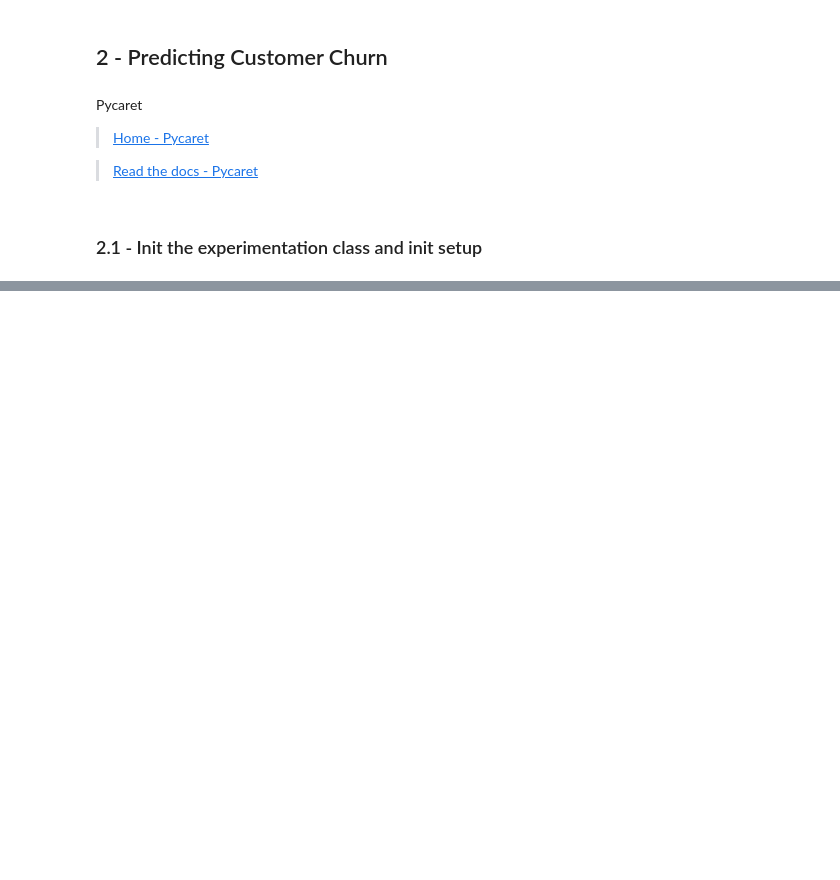
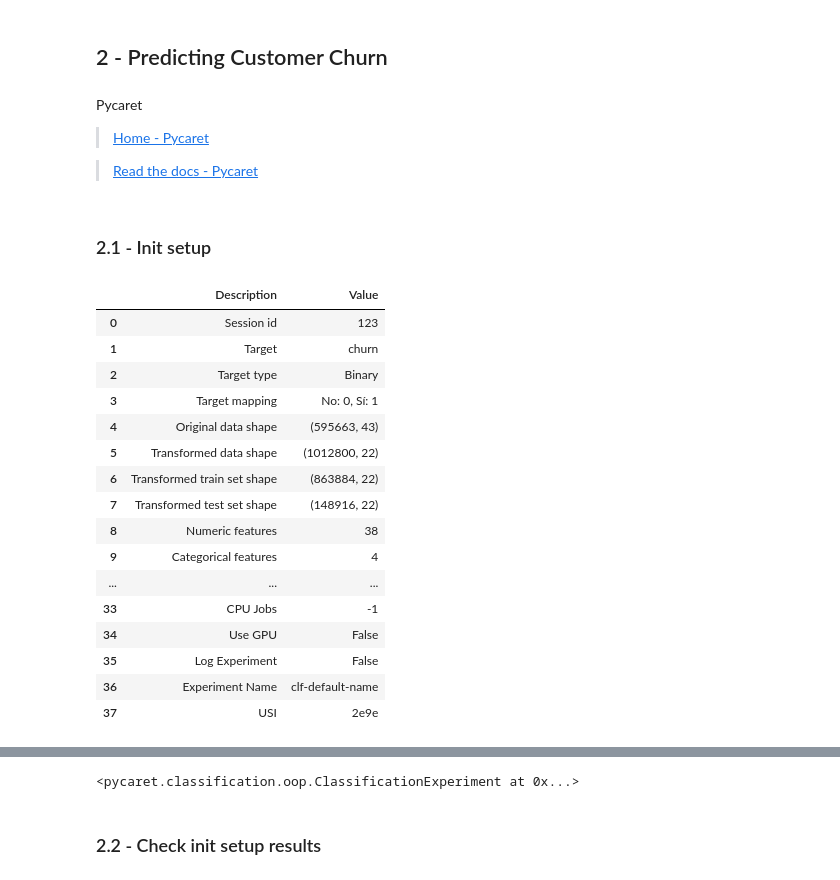
Before and after one commit to leandroaguazaco/data_science_portfolio, a Jupyter notebook: Projects/04-Churn_Telco_Analysis/04_Churn_Telco_Analysis_02_Premodeling.ipynb, the cells around one changed output, grey strips where cells are left out. Drawn from its saved outputs; the diff is of its cells as text; code cells hidden in the pictures; blank space fills up the shorter version.

```diff
--- a/Projects/04-Churn_Telco_Analysis/04_Churn_Telco_Analysis_02_Premodeling.ipynb
+++ b/Projects/04-Churn_Telco_Analysis/04_Churn_Telco_Analysis_02_Premodeling.ipynb
@@ -195,7 +194,9 @@ churn_df = pd.read_csv(filepath_or_buffer = "churn_data.txt",
                        decimal = ".",
                        encoding = "utf-8") \
              .assign(region = lambda x: x.loc[:, "region"].astype("category")) \
-             .pipe(dtype_conversion)
+             .pipe(dtype_conversion) \
+             .dropna(subset = ["churn"]) \
+             .reset_index(drop = True)
 
 # Security copy
 churn_df_copy = churn_df.copy(deep = True)
@@ -220,7 +221,7 @@ Pycaret
 
 >[Read the docs - Pycaret](https://pycaret.readthedocs.io/en/stable/index.html)
 # %% [markdown]
-### 2.1 - Init the experimentation class and init setup
+### 2.1 - Init setup
 # %%
 %%time
 
@@ -231,7 +232,7 @@ churn_binaryclass = ClassificationExperiment()
 
 churn_binaryclass.setup(data = churn_df,
                         target = 'churn', # Target column in data
-                        index = True, # Hold original index
+                        index = False, # Hold original index
                         session_id = 123,
                         preprocess = True,
                         verbose = True, # When set to False, Information grid is not printed.
@@ -246,7 +247,7 @@ churn_binaryclass.setup(data = churn_df,
                         rare_value = "Otro", # Value with which to replace rare categories
 
                         # Dtypes numerical features
-                        numeric_features = churn_df.select_dtypes(include = 'number'),
+                        numeric_features = list(churn_df.select_dtypes(include = 'number').columns),
 
                         # Dtypes datetime features
                         date_features = None,
@@ -263,41 +264,59 @@ churn_binaryclass.setup(data = churn_df,
                         # Handled missing values
                         imputation_type = "iterative",
                         iterative_imputation_iters = 5,
-                        numeric_iterative_imputer = "rf", #"lightgbm", # Default method
+                        numeric_iterative_imputer = "lightgbm", #"lightgbm", # Default method
                         categorical_iterative_imputer = "lightgbm", # Default method
 
                         # Outliers
                         remove_outliers = False,
                         outliers_method = "ee", # "iforest": Uses sklearn’s IsolationForest; "ee": Uses sklearn’s EllipticEnvelope; "lof": Uses sklearn’s LocalOutlierFactor
                         outliers_threshold = 0.05, # Percentage of outliers to be removed from the dataset
 
                         # (didn't work)
                         # Imbalance data: depending on levels distributions in target variable
                         fix_imbalance = True, # Dataset has unequal distribution of target class it can be balanced using this parameter
                         fix_imbalance_method = 'SMOTE', # Synthetic Minority Over-sampling Technique, choose from the name of an imblearn estimator
 
                         # (didn't work)
                         # Feature selection
                         feature_selection = True,
-                        feature_selection_method = "univariate", # "sequential": uses sklearn's SequentialFeatureSelector, "classic": uses sklearn's SelectFromModel
-                        feature_selection_estimator = "rf", # Classifier used to determine the feature importance
-                        n_features_to_select = 0.2, # The maximum number of features to select with feature_selection
+                        feature_selection_method = "classic", # "sequential": uses sklearn's SequentialFeatureSelector, "classic": uses sklearn's SelectFromModel
+                        feature_selection_estimator = "lightgbm", # Classifier used to determine the feature importance
+                        n_features_to_select = 0.5, # The maximum number of features to select with feature_selection
                         low_variance_threshold = 0.1, # Remove features with a training-set variance lower than the provided threshold
                         pca = False,
 
                         # Multicollinearity
                         remove_multicollinearity = True, # Features with the inter-correlations higher than the defined threshold are removed
                         multicollinearity_threshold = 0.85, # Minimum absolute Pearson correlation to identify correlated features
                         #remove_perfect_collinearity = True,
 
                         # Cross validation stragery
                         data_split_shuffle = True,
                         data_split_stratify = True, # Controls stratification during train_test_split
                         fold_strategy = "stratifiedkfold",
                         fold = 5, # Number of folds to be used in cross validation, use in tuning hyperparameters
 
                         # Experiment Logging - Mlflow
-                        experiment_name = "Predicting NPS Type - v0.1",
-                        log_experiment = True,
-                        log_plots = True
+                        #experiment_name = "Predicting NPS Type - v0.1",
+                        #log_experiment = True,
+                        #log_plots = True
 )
+# %% [output]
+|  | Description | Value |
+| 0 | Session id | 123 |
+| 1 | Target | churn |
+| 2 | Target type | Binary |
+| 3 | Target mapping | No: 0, Sí: 1 |
+| 4 | Original data shape | (595663, 43) |
+| 5 | Transformed data shape | (1012800, 22) |
+| 6 | Transformed train set shape | (863884, 22) |
+| 7 | Transformed test set shape | (148916, 22) |
+| 8 | Numeric features | 38 |
+| 9 | Categorical features | 4 |
+| ... | ... | ... |
+| 33 | CPU Jobs | -1 |
+| 34 | Use GPU | False |
+| 35 | Log Experiment | False |
+| 36 | Experiment Name | clf-default-name |
+| 37 | USI | 2e9e |
@@ -303,0 +325,3 @@ churn_binaryclass.setup(data = churn_df,
+<pycaret.classification.oop.ClassificationExperiment at 0x...>
+# %% [markdown]
+### 2.2 - Check init setup results
```
Also changed, not shown: parts of 8 cells of this notebook.
